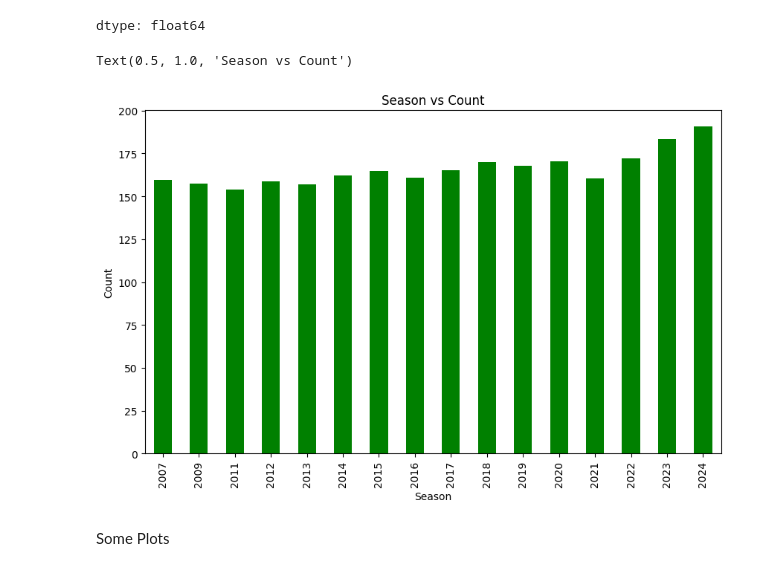
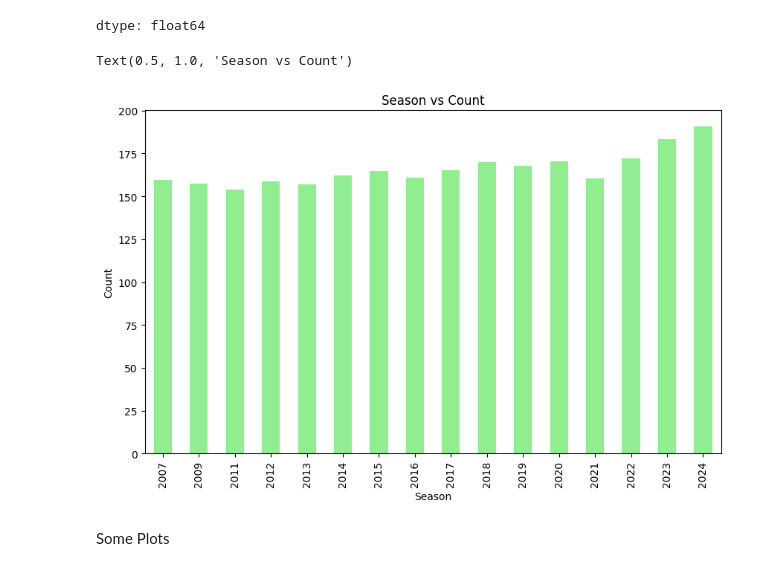
Before and after one commit to Mehaksaluja/IPL_Project_Analysis, a Jupyter notebook: IPL_Project_Analysis_01.ipynb, the cells around one changed output. Saved outputs shown, nothing was run; the diff lists cells and outputs as text; code cells hidden in the pictures.

```diff
--- a/IPL_Project_Analysis_01.ipynb
+++ b/IPL_Project_Analysis_01.ipynb
@@ -382,14 +382,14 @@ mean_runs_in_each_season
 dtype: float64
 # %%
 plt.figure(figsize=(10, 6))
-mean_runs_in_each_season.plot(kind='bar',color='green')
+mean_runs_in_each_season.plot(kind='bar',color='lightgreen')
 
 plt.xlabel('Season')
 plt.ylabel('Count')
 plt.title('Season vs Count')
 # %% [output]
 Text(0.5, 1.0, 'Season vs Count')
-[figure, old version]
+[figure, new version]
 # %% [markdown]
 Some Plots
 # %%
```
Also changed, not shown: parts of 5 cells of this notebook.
